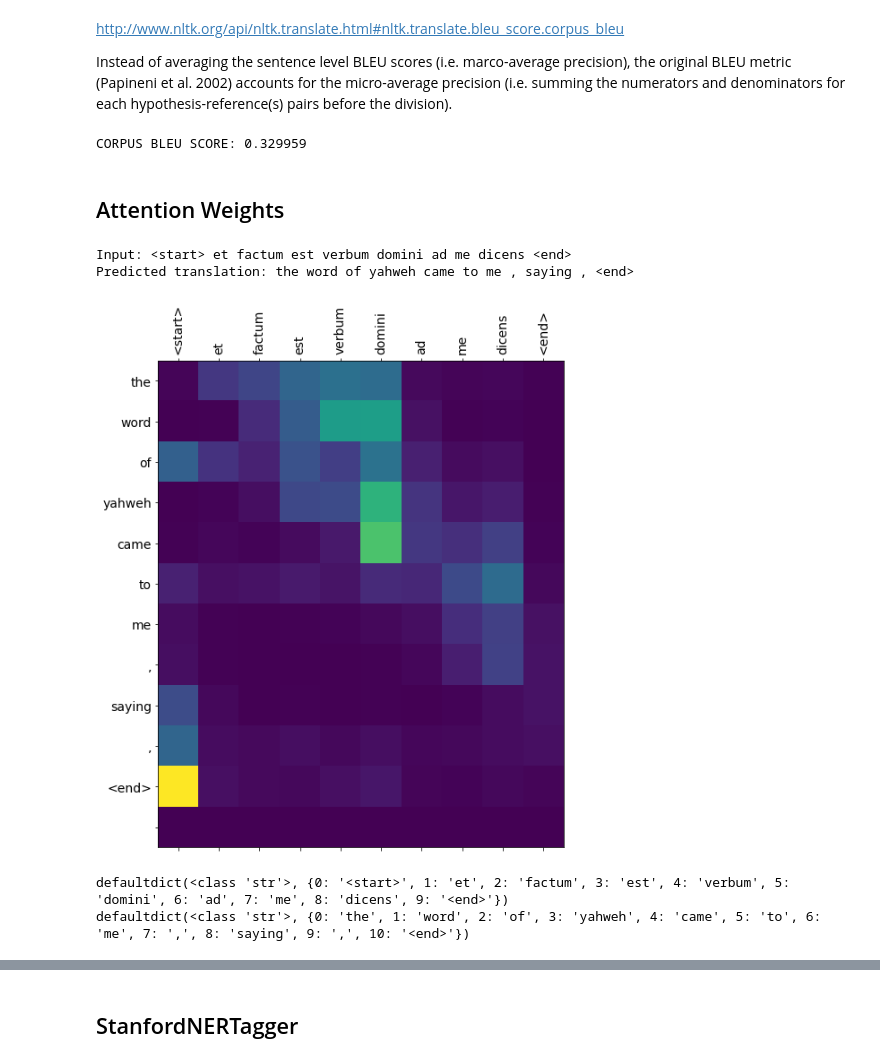
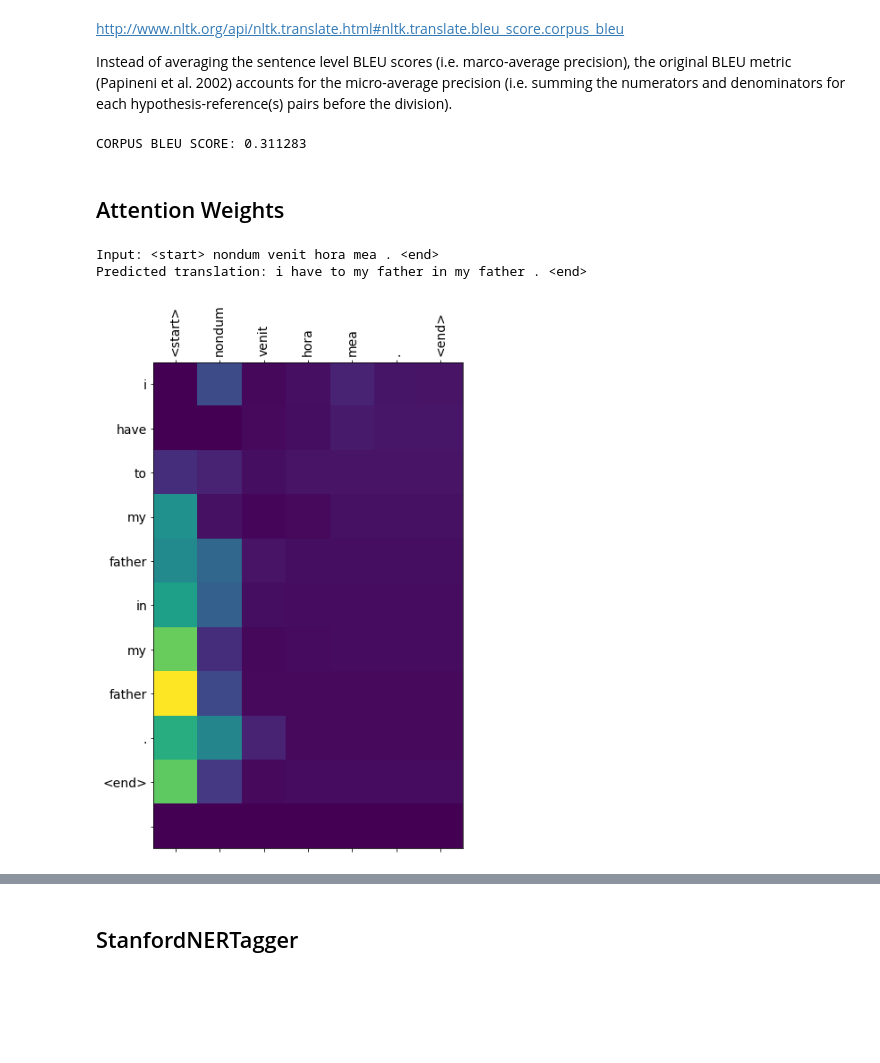
Before and after one commit to alehb80/nmt_ner, a Jupyter notebook: nmt_ner.ipynb, the cells around one changed output, grey strips where cells are left out. Saved outputs shown, nothing was run; the diff lists cells and outputs as text; code cells hidden in the pictures; blank space fills up the shorter version.

```diff
--- a/nmt_ner.ipynb
+++ b/nmt_ner.ipynb
@@ -38,3 +29,5 @@ path_to_file
+# %%
+path_to_file = 'la-en.txt'
 # %%
 # Converts the unicode file to ascii
 def unicode_to_ascii(s):
@@ -769,31 +722,16 @@ from nltk.translate.bleu_score import corpus_bleu
 corpus_score = corpus_bleu(list_of_references, hypothesis)
 print('CORPUS BLEU SCORE: %f' % corpus_score)
 # %% [output]
-CORPUS BLEU SCORE: 0.329959
+CORPUS BLEU SCORE: 0.311283
 # %% [markdown]
 ## Attention Weights
-# %%
-sentence = full_sent.lstrip("<start>").rstrip("<end>").strip()
-outputs, inputs, attention_plot = translate(sentence)
-# %% [output]
-Input: <start> et factum est verbum domini ad me dicens <end>
-Predicted translation: the word of yahweh came to me , saying , <end>
-[figure, removed]
-# %%
-column_index2token = defaultdict(str)
-
-for i, token in enumerate(inputs.split()):
-  column_index2token[i] = token
-
-print(column_index2token)
-
-row_index2token = defaultdict(str)
-
-for i, token in enumerate(outputs.split()):
-  row_index2token[i] = token
-
-print(row_index2token)
-# %% [output]
-defaultdict(<class 'str'>, {0: '<start>', 1: 'et', 2: 'factum', 3: 'est', 4: 'verbum', 5: 'domini', 6: 'ad', 7: 'me', 8: 'dicens', 9: '<end>'})
-defaultdict(<class 'str'>, {0: 'the', 1: 'word', 2: 'of', 3: 'yahweh', 4: 'came', 5: 'to', 6: 'me', 7: ',', 8: 'saying', 9: ',', 10: '<end>'})
+# %%
+short_sent = 'Nondum venit hora mea.'
+outputs, inputs, attention_plot = translate(short_sent)
+#inputs = inputs.lstrip("<start>").rstrip("<end>").strip()
+#outputs = outputs.strip().rstrip("<end>").strip()
+# %% [output]
+Input: <start> nondum venit hora mea . <end>
+Predicted translation: i have to my father in my father . <end>
+[figure, added]
 # %%
```
Also changed, not shown: parts of 39 cells of this notebook, 1 other file.
